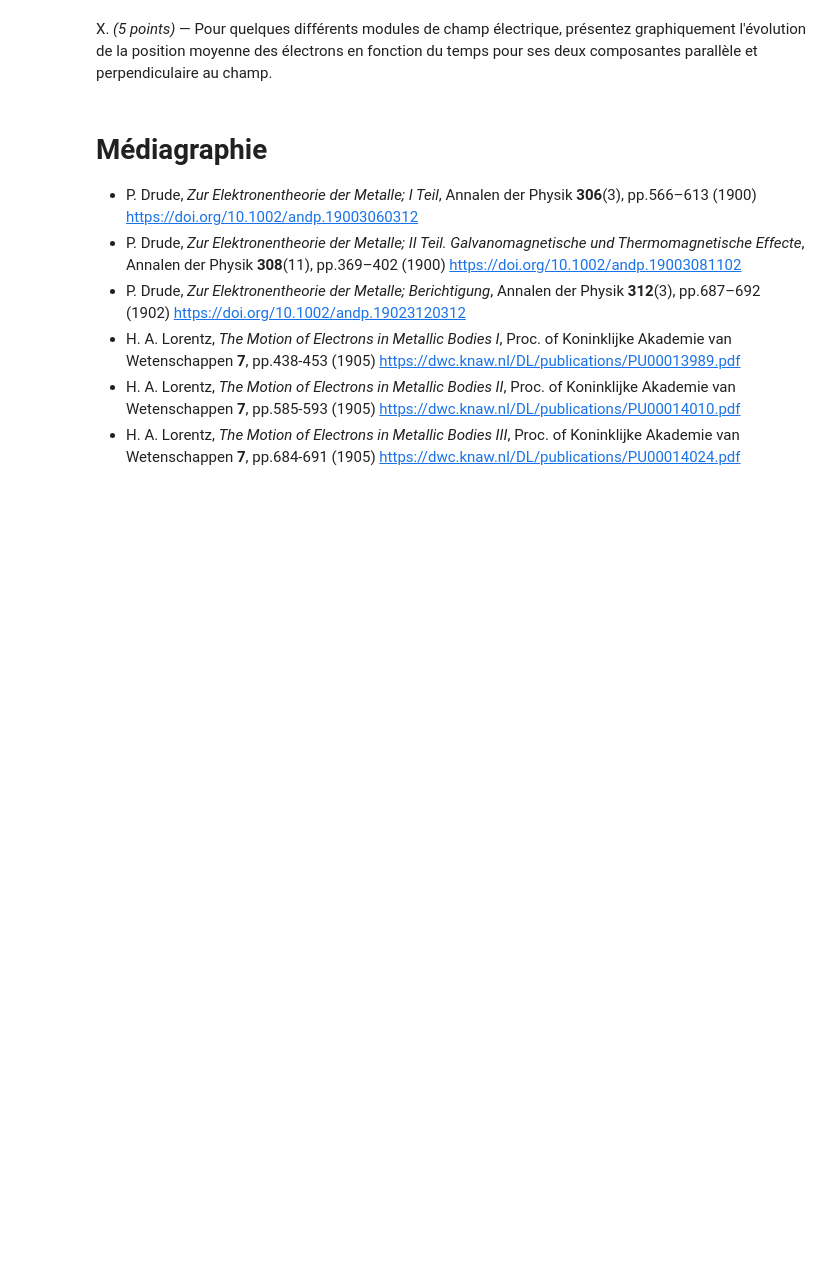
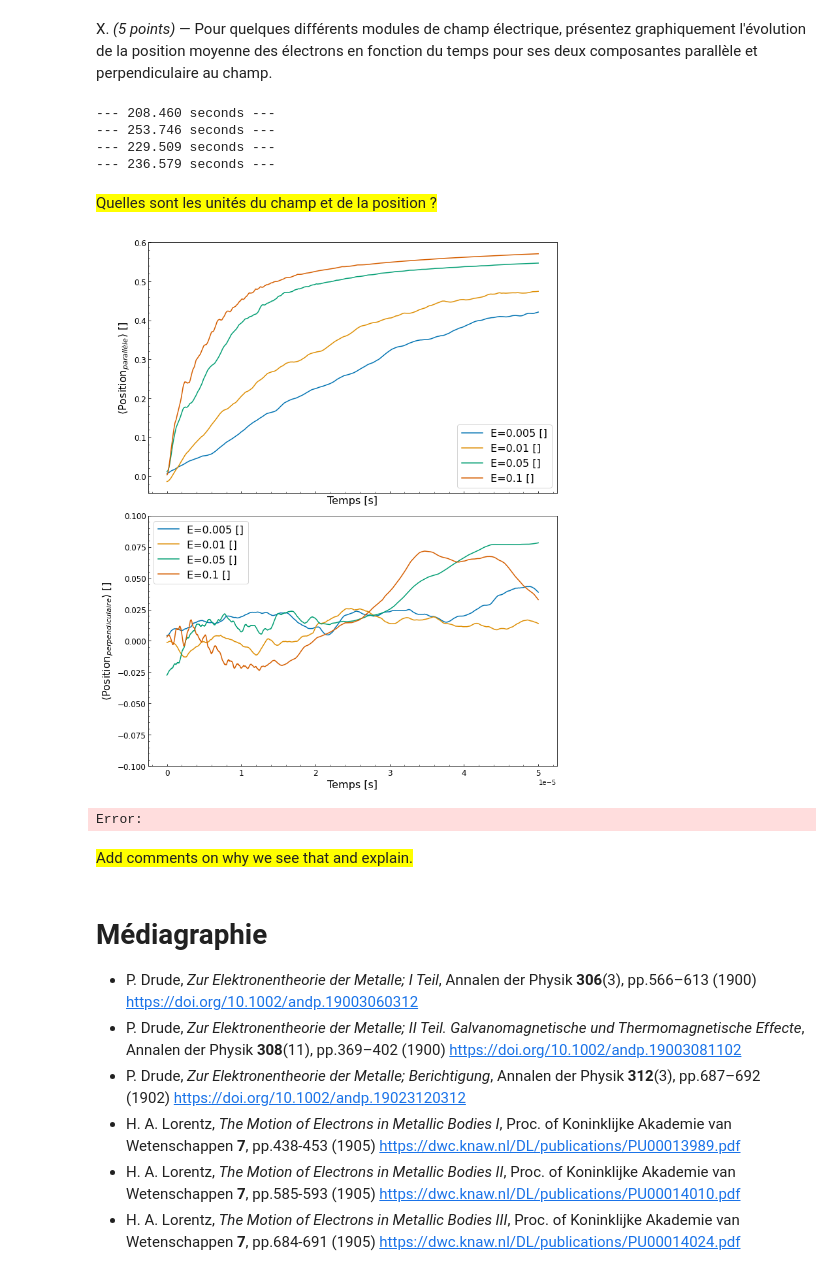
Before and after one commit to GeremyMichaud/TPNTS, a Jupyter notebook: Part_2/GM_Drude-TPNB_Part2_H24.ipynb, the cells around one changed output. Drawn from its saved outputs; the diff is of its cells as text; code cells hidden in the pictures; blank space fills up the shorter version.

```diff
--- a/Part_2/GM_Drude-TPNB_Part2_H24.ipynb
+++ b/Part_2/GM_Drude-TPNB_Part2_H24.ipynb
@@ -140,6 +147,53 @@ DrudeModelSimulator(iterations=itera, champ=champ, dt=dtt);
 ### Question statistique ###
 # %% [markdown]
 X. _(5 points)_ &mdash; Pour quelques différents modules de champ électrique, présentez graphiquement l'évolution de la position moyenne des électrons en fonction du temps pour ses deux composantes parallèle et perpendiculaire au champ.
+# %%
+ii = 5000
+_, _, posavg_para_list_1, posavg_perp_list_1 = DrudeModelSimulator(ii, 0.005, dtt)
+_, _, posavg_para_list_2, posavg_perp_list_2 = DrudeModelSimulator(ii, 0.01, dtt)
+_, _, posavg_para_list_3, posavg_perp_list_3 = DrudeModelSimulator(ii, 0.05, dtt)
+_, _, posavg_para_list_4, posavg_perp_list_4 = DrudeModelSimulator(ii, 0.1, dtt)
+# %% [output]
+--- 208.460 seconds ---
+--- 253.746 seconds ---
+--- 229.509 seconds ---
+--- 236.579 seconds ---
+# %% [markdown]
+<span style="background-color: yellow;">Quelles sont les unités du champ et de la position ?</span>
+# %%
+tt = np.linspace(0, ii * dtt, ii)
+
+fig, axes = plt.subplots(2, 1, figsize=(10, 12), sharex=True)
+axes[0].plot(tt, posavg_para_list_1, color=palette[0], label="E=0.005 []")
+axes[0].plot(tt, posavg_para_list_2, color=palette[1], label="E=0.01 []")
+axes[0].plot(tt, posavg_para_list_3, color=palette[2], label="E=0.05 []")
+axes[0].plot(tt, posavg_para_list_4, color=palette[3], label="E=0.1 []")
+axes[0].legend(fontsize=16)
+axes[0].minorticks_on()
+axes[0].tick_params(which="both", axis="both", direction="in", labelsize=12)
+axes[0].ticklabel_format(style='sci', axis='x', scilimits=(0,0))
+axes[0].set_xlabel("Temps [s]", fontsize=16)
+axes[0].set_ylabel(f"$\\langle$Position$_{{parallèle}}\\rangle$ []", fontsize=16)
+
+axes[1].plot(tt, posavg_perp_list_1, color=palette[0], label="E=0.005 []")
+axes[1].plot(tt, posavg_perp_list_2, color=palette[1], label="E=0.01 []")
+axes[1].plot(tt, posavg_perp_list_3, color=palette[2], label="E=0.05 []")
+axes[1].plot(tt, posavg_perp_list_4, color=palette[3], label="E=0.1 []")
+axes[1].legend(fontsize=16)
+axes[1].minorticks_on()
+axes[1].tick_params(which="both", axis="both", direction="in", labelsize=12)
+axes[1].ticklabel_format(style='sci', axis='x', scilimits=(0,0))
+axes[1].set_xlabel("Temps [s]", fontsize=16)
+axes[1].set_ylabel(f"$\\langle$Position$_{{perpendiculaire}}\\rangle$ []", fontsize=16)
+axes[1].set_ylim(-0.1, 0.1)
+
+plt.tight_layout()
+plt.show()
+# %% [output]
+[figure, added]
+Error:
+# %% [markdown]
+<span style="background-color: yellow;">Add comments on why we see that and explain.</span>
 # %% [markdown]
 # Médiagraphie #
 - P. Drude, _Zur Elektronentheorie der Metalle; I Teil_, Annalen der Physik **306**(3), pp.566–613 (1900) https://doi.org/10.1002/andp.19003060312
```
Also changed, not shown: parts of 5 cells of this notebook, 1 other file.
